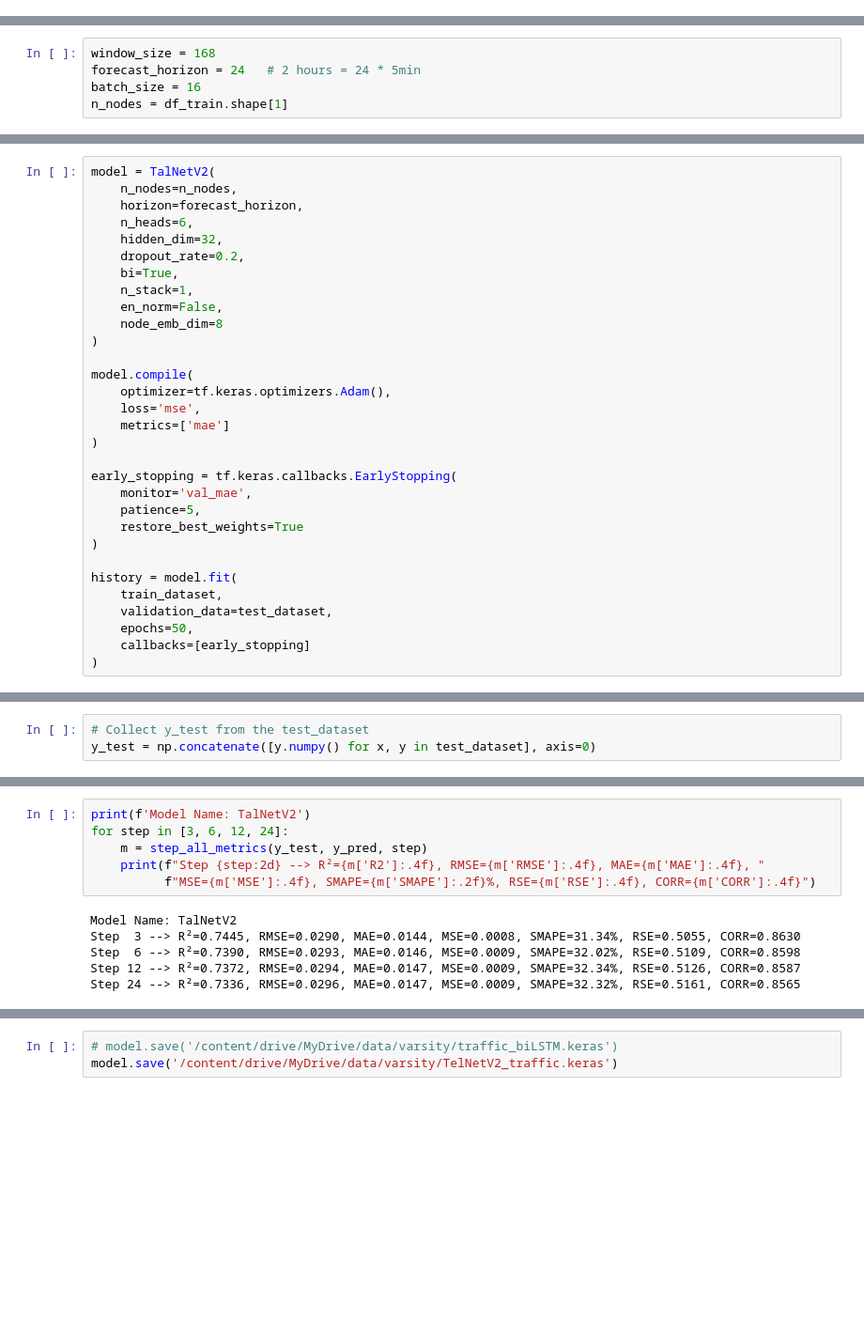
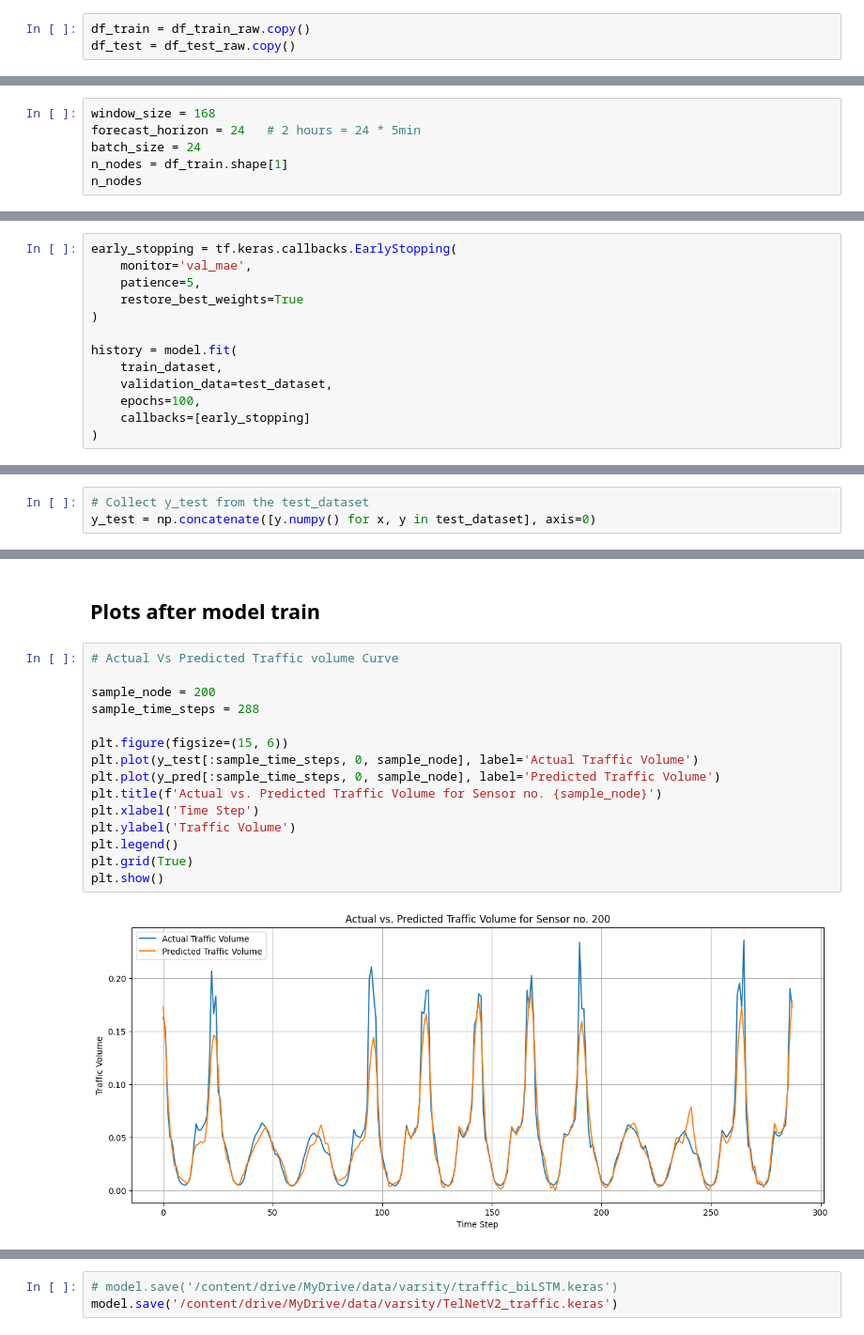
Before and after one commit to modhudeb/mdst-timeseries-forecasting, a Jupyter notebook: mdst_traffic.ipynb, the cells around one changed output, grey strips where cells are left out. Shown at 94% size. Cells and saved outputs as stored; diff of their text form; blank space fills up the shorter version.

Commit message:
Model updated

```diff
--- a/mdst_traffic.ipynb
+++ b/mdst_traffic.ipynb
@@ -186,3 +189,6 @@ df_test = df_scaled.iloc[split_idx:]
+# %%
+df_train = df_train_raw.copy()
+df_test = df_test_raw.copy()
 # %%
 12*60/5
 # %% [output]
@@ -198,5 +204,6 @@ df_test = df_scaled.iloc[split_idx:]
 # %%
 window_size = 168
 forecast_horizon = 24   # 2 hours = 24 * 5min
-batch_size = 16
+batch_size = 24
 n_nodes = df_train.shape[1]
+n_nodes
@@ -434,22 +462,4 @@ class TalNetV2(tf.keras.Model):
 # %%
-model = TalNetV2(
-    n_nodes=n_nodes,
-    horizon=forecast_horizon,
-    n_heads=6,
-    hidden_dim=32,
-    dropout_rate=0.2,
-    bi=True,
-    n_stack=1,
-    en_norm=False,
-    node_emb_dim=8
-)
-
-model.compile(
-    optimizer=tf.keras.optimizers.Adam(),
-    loss='mse',
-    metrics=['mae']
-)
-
 early_stopping = tf.keras.callbacks.EarlyStopping(
     monitor='val_mae',
     patience=5,
@@ -459,7 +469,7 @@ early_stopping = tf.keras.callbacks.EarlyStopping(
 history = model.fit(
     train_dataset,
     validation_data=test_dataset,
-    epochs=50,
+    epochs=100,
     callbacks=[early_stopping]
 )
 # %% [output]
@@ -532,12 +571,19 @@ Step 24 --> RSE=0.4901, CORR=0.8714
-# %%
-print(f'Model Name: TalNetV2')
-for step in [3, 6, 12, 24]:
-    m = step_all_metrics(y_test, y_pred, step)
-    print(f"Step {step:2d} --> R²={m['R2']:.4f}, RMSE={m['RMSE']:.4f}, MAE={m['MAE']:.4f}, "
-          f"MSE={m['MSE']:.4f}, SMAPE={m['SMAPE']:.2f}%, RSE={m['RSE']:.4f}, CORR={m['CORR']:.4f}")
-# %% [output]
-Model Name: TalNetV2
-Step  3 --> R²=0.7445, RMSE=0.0290, MAE=0.0144, MSE=0.0008, SMAPE=31.34%, RSE=0.5055, CORR=0.8630
-Step  6 --> R²=0.7390, RMSE=0.0293, MAE=0.0146, MSE=0.0009, SMAPE=32.02%, RSE=0.5109, CORR=0.8598
-Step 12 --> R²=0.7372, RMSE=0.0294, MAE=0.0147, MSE=0.0009, SMAPE=32.34%, RSE=0.5126, CORR=0.8587
-Step 24 --> R²=0.7336, RMSE=0.0296, MAE=0.0147, MSE=0.0009, SMAPE=32.32%, RSE=0.5161, CORR=0.8565
+# %% [markdown]
+## Plots after model train
+# %%
+# Actual Vs Predicted Traffic volume Curve
+
+sample_node = 200
+sample_time_steps = 288
+
+plt.figure(figsize=(15, 6))
+plt.plot(y_test[:sample_time_steps, 0, sample_node], label='Actual Traffic Volume')
+plt.plot(y_pred[:sample_time_steps, 0, sample_node], label='Predicted Traffic Volume')
+plt.title(f'Actual vs. Predicted Traffic Volume for Sensor no. {sample_node}')
+plt.xlabel('Time Step')
+plt.ylabel('Traffic Volume')
+plt.legend()
+plt.grid(True)
+plt.show()
+# %% [output]
+[figure, added]
```
Also changed, not shown: parts of 40 cells of this notebook, 3 other files.
